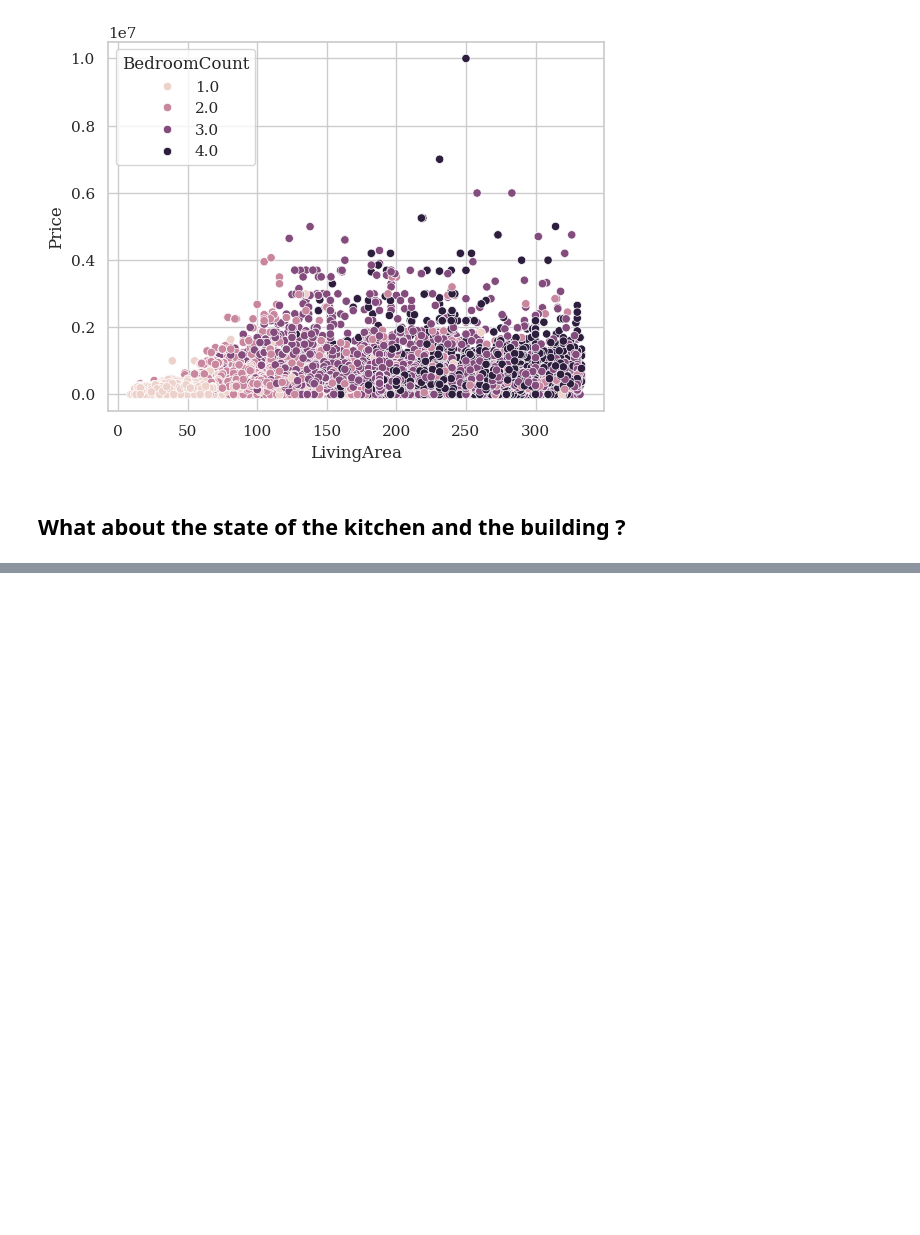
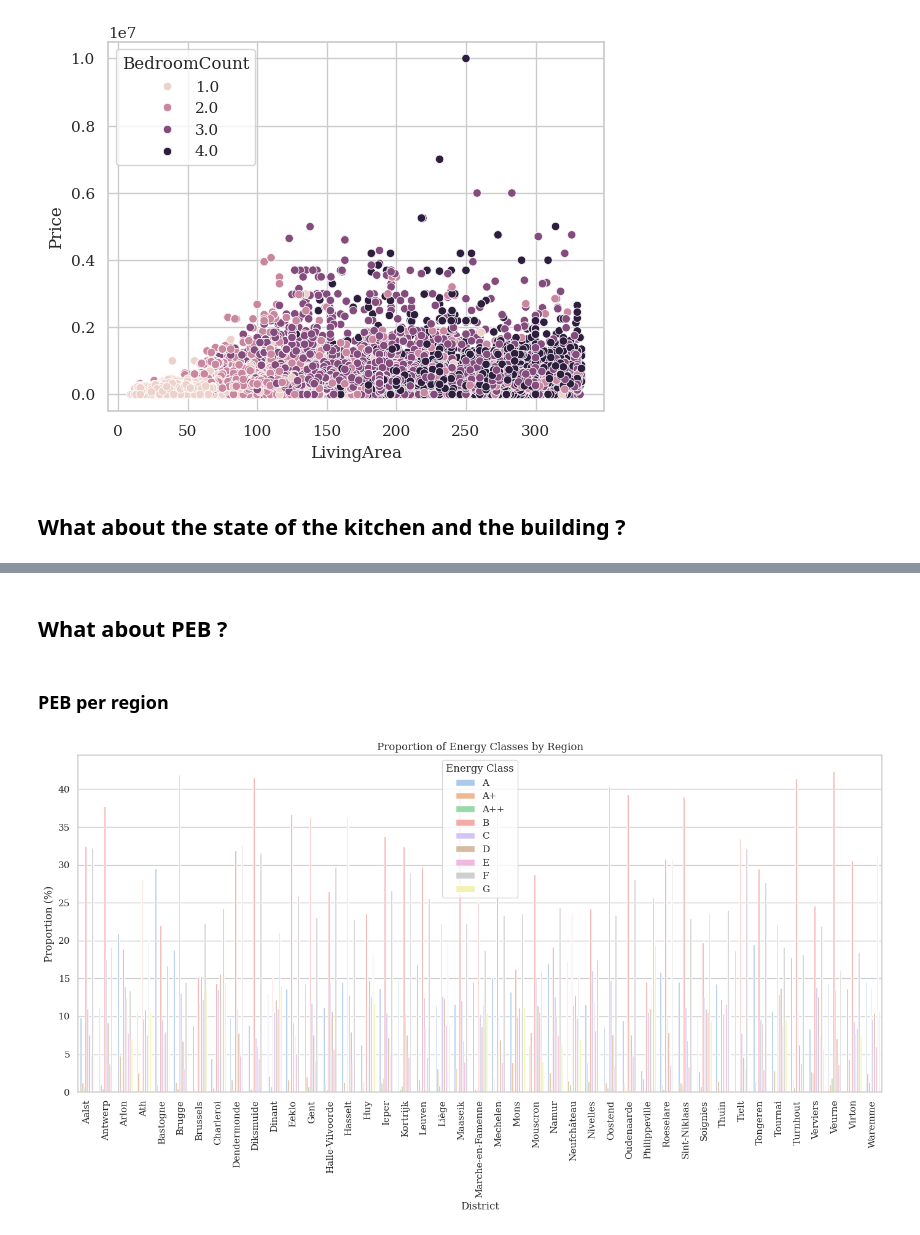
Before and after one commit to appiKaL/immo-eliza-analysis, a Jupyter notebook: immo_eliza_notebook.ipynb, the cells around one changed output, grey strips where cells are left out. Cells and saved outputs as stored; diff of their text form; code cells hidden in the pictures; blank space fills up the shorter version.

```diff
--- a/immo_eliza_notebook.ipynb
+++ b/immo_eliza_notebook.ipynb
@@ -192,0 +193,35 @@ plt.show()
+# %% [markdown]
+## What about PEB ?
+# %% [markdown]
+### PEB per region
+# %%
+# Reading dataset
+dataset_cleaned = pd.read_csv("clean_dataset.csv")
+
+# PEB simplify
+dataset_cleaned['PEB_Simplified'] = dataset_cleaned['PEB'].str.extract(r'(A\+\+|A\+|A|B|C|D|E|F|G)', expand=False).fillna('Unknown')
+
+# Calculate the counts of each PEB_Simplified class within each District
+class_counts = dataset_cleaned.groupby(['District', 'PEB_Simplified']).size().reset_index(name='ClassCount')
+
+# Calculate total counts for each District
+total_counts = dataset_cleaned.groupby('District').size().reset_index(name='TotalCount')
+
+# Merge class counts with total counts
+merged_data = class_counts.merge(total_counts, on='District')
+
+# Calculate the proportion of each PEB_Simplified class within each District
+merged_data['Proportion'] = merged_data['ClassCount'] / merged_data['TotalCount'] * 100
+
+# Plotting the proportions
+plt.figure(figsize=(14, 8))
+sns.barplot(data=merged_data, x='District', y='Proportion', hue='PEB_Simplified')
+plt.xticks(rotation=90)
+plt.title('Proportion of Energy Classes by Region')
+plt.xlabel('District')
+plt.ylabel('Proportion (%)')
+plt.legend(title='Energy Class')
+plt.tight_layout()
+plt.show()
+# %% [output]
+[figure, added]
```
Also changed, not shown: parts of 1 cell of this notebook.
